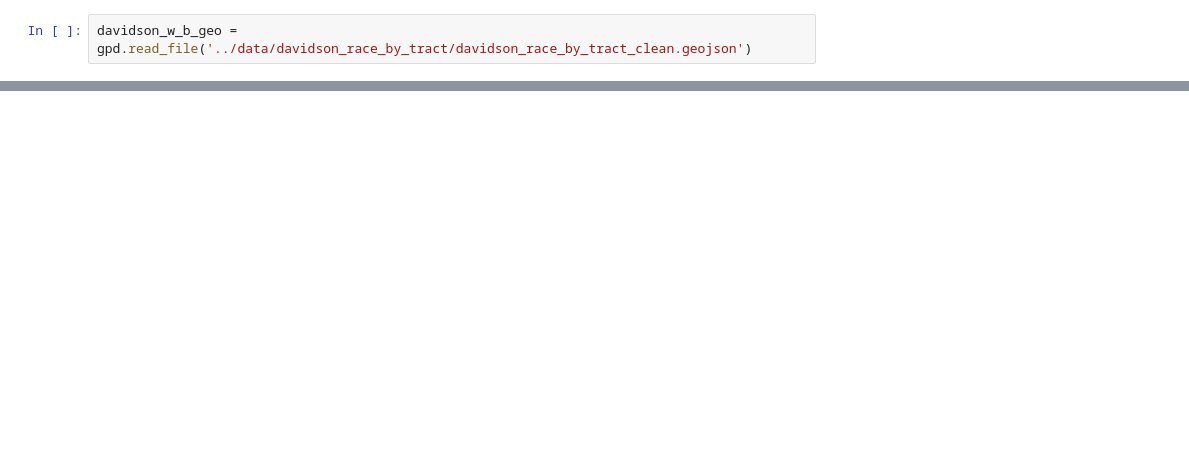
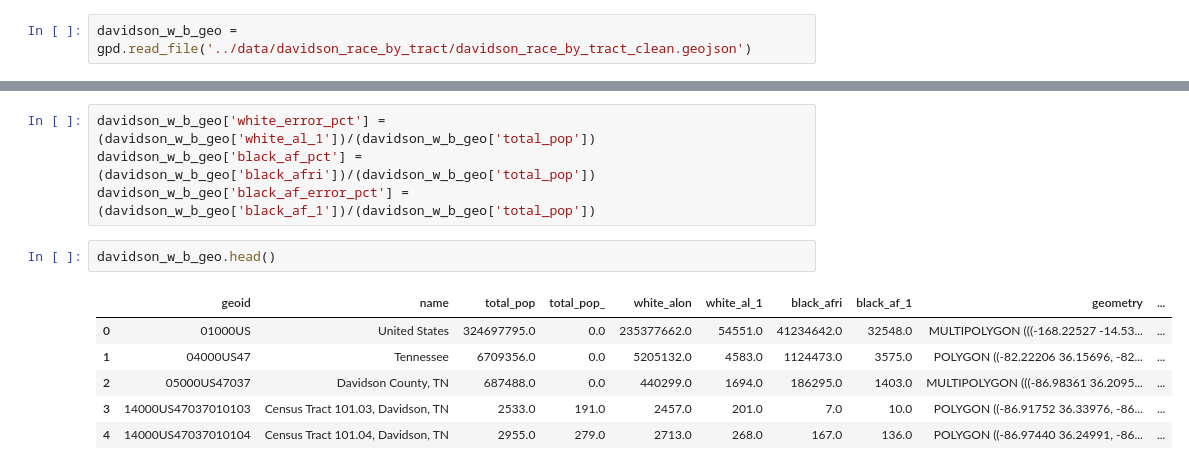
Before and after one commit to tarynpatterson/nashville-businesses-in-black-communities, a Jupyter notebook: notebooks/census_test.ipynb, the cells around one changed output, grey strips where cells are left out. Cells and saved outputs as stored; diff of their text form; blank space fills up the shorter version.

```diff
--- a/notebooks/census_test.ipynb
+++ b/notebooks/census_test.ipynb
@@ -21,0 +37,13 @@ davidson_w_b_geo
+# %%
+davidson_w_b_geo['white_error_pct'] = (davidson_w_b_geo['white_al_1'])/(davidson_w_b_geo['total_pop'])
+davidson_w_b_geo['black_af_pct'] = (davidson_w_b_geo['black_afri'])/(davidson_w_b_geo['total_pop'])
+davidson_w_b_geo['black_af_error_pct'] = (davidson_w_b_geo['black_af_1'])/(davidson_w_b_geo['total_pop'])
+# %%
+davidson_w_b_geo.head()
+# %% [output]
+|  | geoid | name | total_pop | total_pop_ | white_alon | white_al_1 | black_afri | black_af_1 | geometry | ... |
+| 0 | 01000US | United States | 324697795.0 | 0.0 | 235377662.0 | 54551.0 | 41234642.0 | 32548.0 | MULTIPOLYGON (((-168.22527 -14.53... | ... |
+| 1 | 04000US47 | Tennessee | 6709356.0 | 0.0 | 5205132.0 | 4583.0 | 1124473.0 | 3575.0 | POLYGON ((-82.22206 36.15696, -82... | ... |
+| 2 | 05000US47037 | Davidson County, TN | 687488.0 | 0.0 | 440299.0 | 1694.0 | 186295.0 | 1403.0 | MULTIPOLYGON (((-86.98361 36.2095... | ... |
+| 3 | 14000US47037010103 | Census Tract 101.03, Davidson, TN | 2533.0 | 191.0 | 2457.0 | 201.0 | 7.0 | 10.0 | POLYGON ((-86.91752 36.33976, -86... | ... |
+| 4 | 14000US47037010104 | Census Tract 101.04, Davidson, TN | 2955.0 | 279.0 | 2713.0 | 268.0 | 167.0 | 136.0 | POLYGON ((-86.97440 36.24991, -86... | ... |
```
Also changed, not shown: parts of 17 cells of this notebook, 3 other files.
